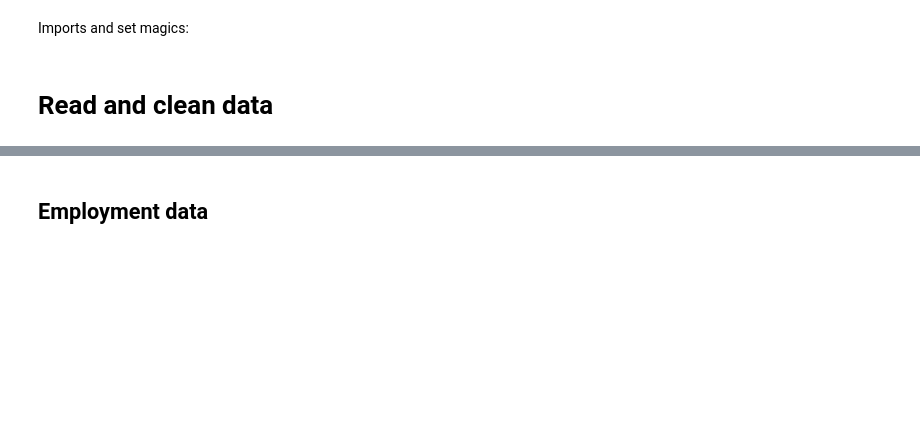
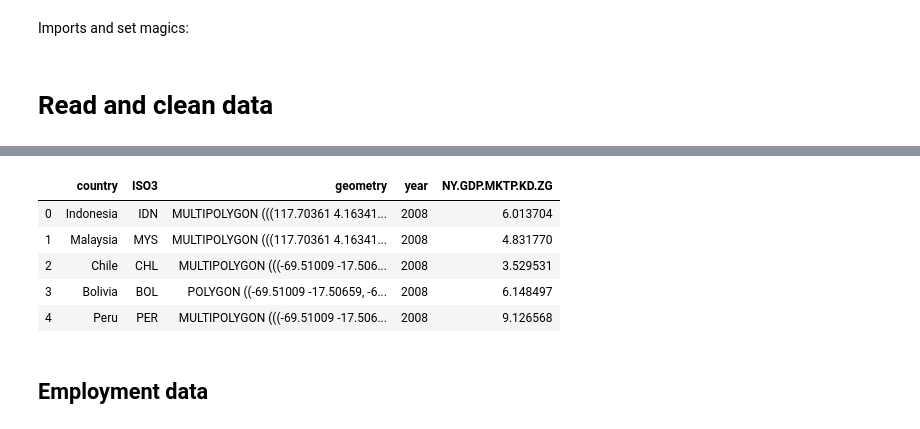
Before and after one commit to NumEconCopenhagen/projects-2020-group-xxv, a Jupyter notebook: dataproject/dataproject.ipynb, the cells around one changed output, grey strips where cells are left out. Drawn from its saved outputs; the diff is of its cells as text; code cells hidden in the pictures; blank space fills up the shorter version.

```diff
--- a/dataproject/dataproject.ipynb
+++ b/dataproject/dataproject.ipynb
@@ -48,3 +53,4 @@ for i in range(192):
 # %%
 wb_gdp = wb.download(indicator='NY.GDP.MKTP.KD.ZG', country=countrynames, start=2004, end=2017)
 wb_gdp = wb_gdp.reset_index()
+wb_gdp.year = wb_gdp.year.astype(int)
@@ -66,3 +57,16 @@ wb_gdp = wb_gdp.reset_index()
+# %%
+g2008 = wb_gdp[wb_gdp["year"]==2008]
+
+mergetest = worldshape.merge(g2008, left_on = "country", right_on = "country")
+# %%
+mergetest.head(5)
+# %% [output]
+|  | country | ISO3 | geometry | year | NY.GDP.MKTP.KD.ZG |
+| 0 | Indonesia | IDN | MULTIPOLYGON (((117.70361 4.16341... | 2008 | 6.013704 |
+| 1 | Malaysia | MYS | MULTIPOLYGON (((117.70361 4.16341... | 2008 | 4.831770 |
+| 2 | Chile | CHL | MULTIPOLYGON (((-69.51009 -17.506... | 2008 | 3.529531 |
+| 3 | Bolivia | BOL | POLYGON ((-69.51009 -17.50659, -6... | 2008 | 6.148497 |
+| 4 | Peru | PER | MULTIPOLYGON (((-69.51009 -17.506... | 2008 | 9.126568 |
 # %% [markdown]
 ## Employment data
 # %% [markdown]
```
Also changed, not shown: parts of 5 cells of this notebook.
